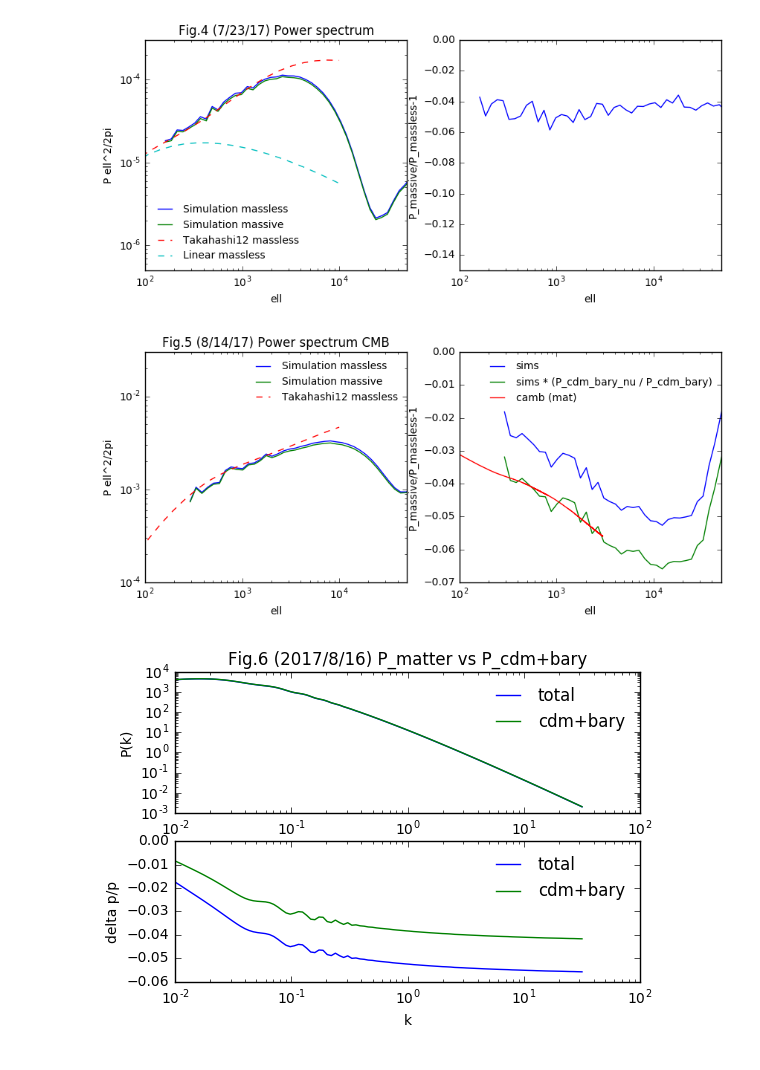
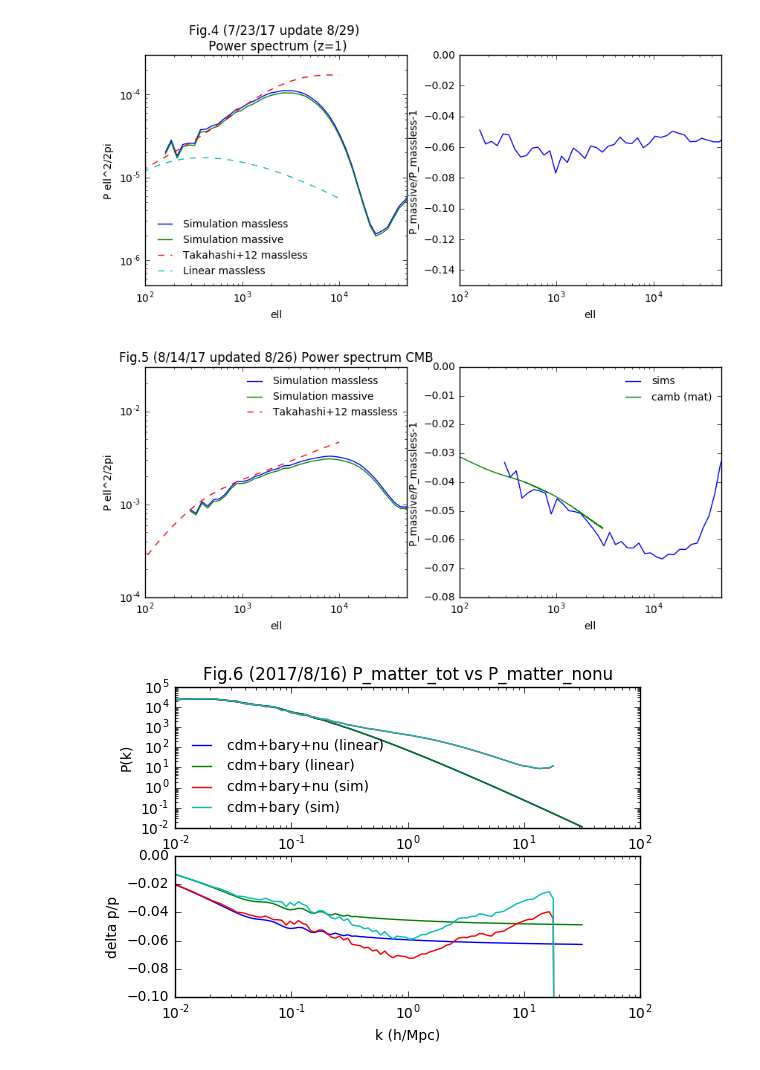
Before and after one commit to liuxx479/neutrino-batch, a Jupyter notebook: plot-maps.ipynb, the cells around one changed output. Cells and saved outputs as stored; diff of their text form; code cells hidden in the pictures.

```diff
--- a/plot-maps.ipynb
+++ b/plot-maps.ipynb
@@ -74,3 +73,0 @@ show()
-# %%
-ell, ps0_z1 = WLanalysis.PowerSpectrum(conv_massles_z1, sizedeg = 6.3**2)
-ell, ps1_z1 = WLanalysis.PowerSpectrum(conv_massive_z1, sizedeg = 6.3**2)
@@ -94,28 +113,29 @@ ell, ps1_z1 = mean(out1, axis=0)
 # %%
 f=figure(figsize=(10,4))
 ax1=f.add_subplot(121)
 ax2=f.add_subplot(122)
 
 ax1.loglog(ell, ps0_z1,label='Simulation massless')
 ax1.loglog(ell, ps1_z1,label='Simulation massive')
 #loglog(ell_As, ps_As,'--',label='nicaea, normalization=A_s')
-ax1.loglog(ell0_s8, ps0_s8,'--',label='Takahashi12 massless')
+ax1.loglog(ell0_s8, ps0_s8,'--',label='Takahashi+12 massless')
 ax1.loglog(ell0_s8_linear, ps0_s8_linear,'--',label='Linear massless')
 #loglog(ell_nicaea_linear, ps_nicaea_linear,'--')
 ax1.set_xlabel('ell')
 ax1.set_ylabel('P ell^2/2pi')
 ax1.set_xlim(1e2, 5e4)
 ax1.set_ylim(5e-7, 3e-4)
 ax1.legend(loc=0,frameon=0,fontsize=10)
-ax1.set_title('Fig.4 (7/23/17) Power spectrum')
+ax1.set_title('Fig.4 (7/23/17 update 8/29) \n Power spectrum (z=1)')
+
 
 ax2.plot(ell, ps1_z1/ps0_z1-1)
 ax2.set_xscale('log')
 ax2.set_xlim(1e2, 5e4)
 ax2.set_ylim(-.15,0)
 ax2.set_xlabel('ell')
 ax2.set_ylabel('P_massive/P_massless-1')
 
 show()
 # %% [output]
-[figure, old version]
+[figure, new version]
@@ -164,26 +178,25 @@ ax2=f.add_subplot(122)
 
 ax1.loglog(ell1100, ps0_z1100,label='Simulation massless')
 ax1.loglog(ell1100, ps1_z1100,label='Simulation massive')
-ax1.loglog(ell0_s8cmb, ps0_s8cmb,'--',label='Takahashi12 massless')
-#ax1.loglog(ell0_s8cmb, ps0_s8cmb*0.85,'--',label='Takahashi12 massless*0.85')
+ax1.loglog(ell0_s8cmb, ps0_s8cmb,'--',label='Takahashi+12 massless')
 
 ax1.set_xlabel('ell')
 ax1.set_ylabel('P ell^2/2pi')
 ax1.set_xlim(1e2, 5e4)
 ax1.set_ylim(1e-4, 3e-2)
 ax1.legend(loc=0,frameon=0,fontsize=10)
-ax1.set_title('Fig.5 (8/14/17) Power spectrum CMB')
+ax1.set_title('Fig.5 (8/14/17 updated 8/26) Power spectrum CMB')
 
 ax2.plot(ell1100, ps1_z1100/ps0_z1100-1, label='sims')
-ax2.plot(ell1100, ps1_z1100/mean(ratio_nn)/ps0_z1100-1, label='sims * (P_cdm_bary_nu / P_cdm_bary)')
+#ax2.plot(ell1100, ps1_z1100/mean(ratio_nn)/ps0_z1100-1, label='sims * (P_cdm_bary_nu / P_cdm_bary)')
 ax2.plot(kmat1, pmat1/pmat0-1,label='camb (mat)')
 ax2.set_xscale('log')
 ax2.legend(loc=0,frameon=0,fontsize=10)
 ax2.set_xlim(1e2, 5e4)
-ax2.set_ylim(-.07,0)
+ax2.set_ylim(-.08,0)
 ax2.set_xlabel('ell')
 ax2.set_ylabel('P_massive/P_massless-1')
 
 show()
 # %% [output]
-[figure, old version]
+[figure, new version]
@@ -192,21 +223,29 @@ f=figure(figsize=(6,4))
 ax1=f.add_subplot(211)
 ax2=f.add_subplot(212)
 
-ax1.loglog(k_arr, Ptot_z2_interp,label='total')
-ax1.loglog(k_arr, Pnonu_z2_interp,label='cdm+bary')
+ax1.loglog(k_arr, Ptot_z2_interp,label='cdm+bary+nu (linear)')
+ax1.loglog(k_arr, Pnonu_z2_interp,label='cdm+bary (linear)')
+ax1.loglog(k_arr, pbird_tot,label='cdm+bary+nu (sim)')
+ax1.loglog(k_arr, pbird_nonu,label='cdm+bary (sim)')
+
 ax1.set_ylabel('P(k)')
-ax1.set_title('Fig.6 (2017/8/16) P_matter vs P_cdm+bary')
-ax1.legend(frameon=0)
+ax1.set_title('Fig.6 (2017/8/16) P_matter_tot vs P_matter_nonu')
+ax1.legend(frameon=0,fontsize=10, loc=0)
 
-ax2.plot(k_arr, Ptot_z2_interp/Ptot0_z2_interp-1, label='total')
+ax2.plot(k_arr, Ptot_z2_interp/Ptot0_z2_interp-1, label='cdm+bary+nu')
 ax2.plot(k_arr, Pnonu_z2_interp/Ptot0_z2_interp-1, label='cdm+bary')
-ax2.set_xlabel('k')
+ax2.plot(k_arr, pbird_tot/pbird_tot0-1, label='cdm+bary+nu')
+ax2.plot(k_arr, pbird_nonu/pbird_tot0-1, label='cdm+bary')
+
+
+ax2.set_xlabel('k (h/Mpc)')
 ax2.set_xscale('log')
 ax2.set_ylabel('delta p/p')
-ax2.legend(frameon=0)
+ax2.set_ylim(-0.1,0)
+#ax2.legend(frameon=0)
 show()
 # %% [output]
-[figure, old version]
+[figure, new version]
 # %%
 savetxt('ps_massless1-9.txt',array([ell1100, ps0_z1100]).T)
 savetxt('ps_massive1-9.txt',array([ell1100, ps1_z1100]).T)
```
Also changed, not shown: parts of 11 cells of this notebook.
